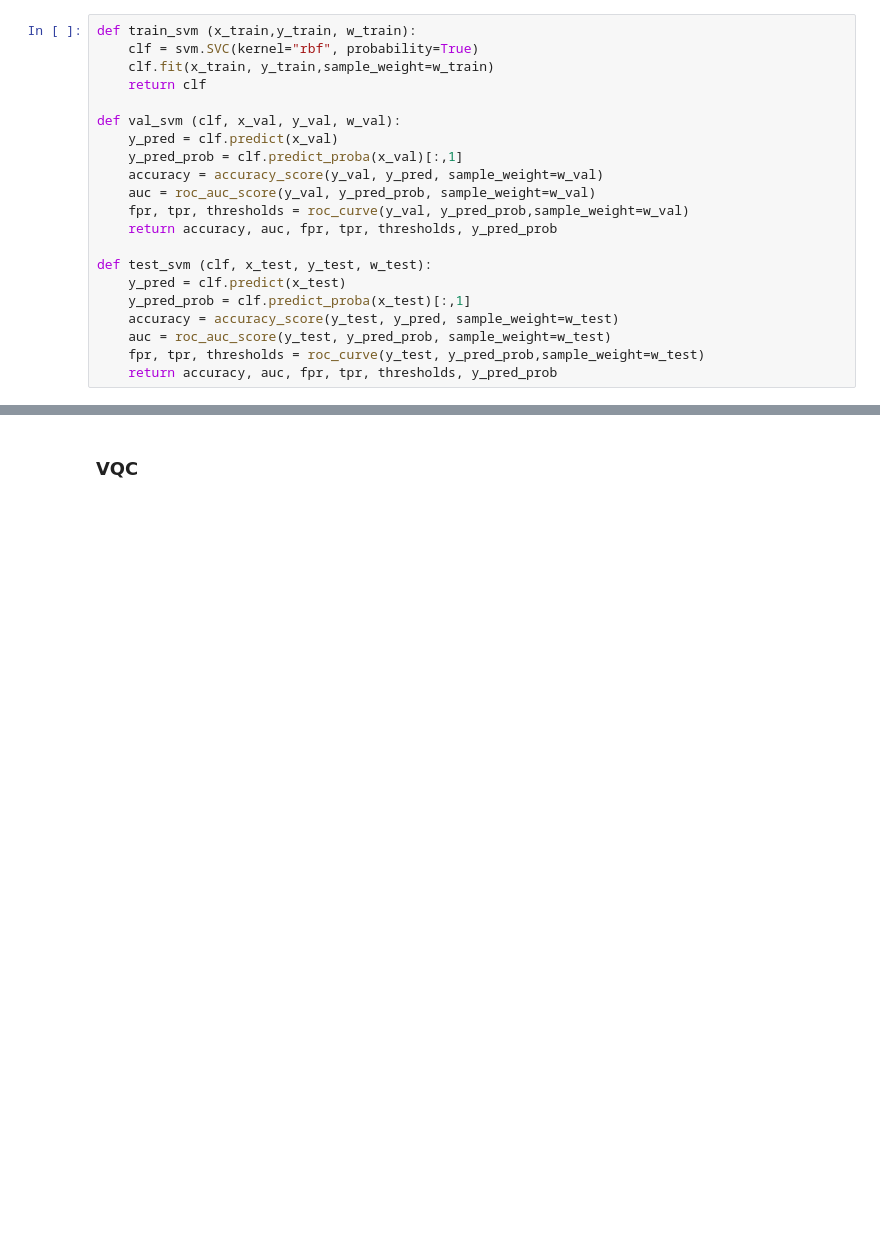
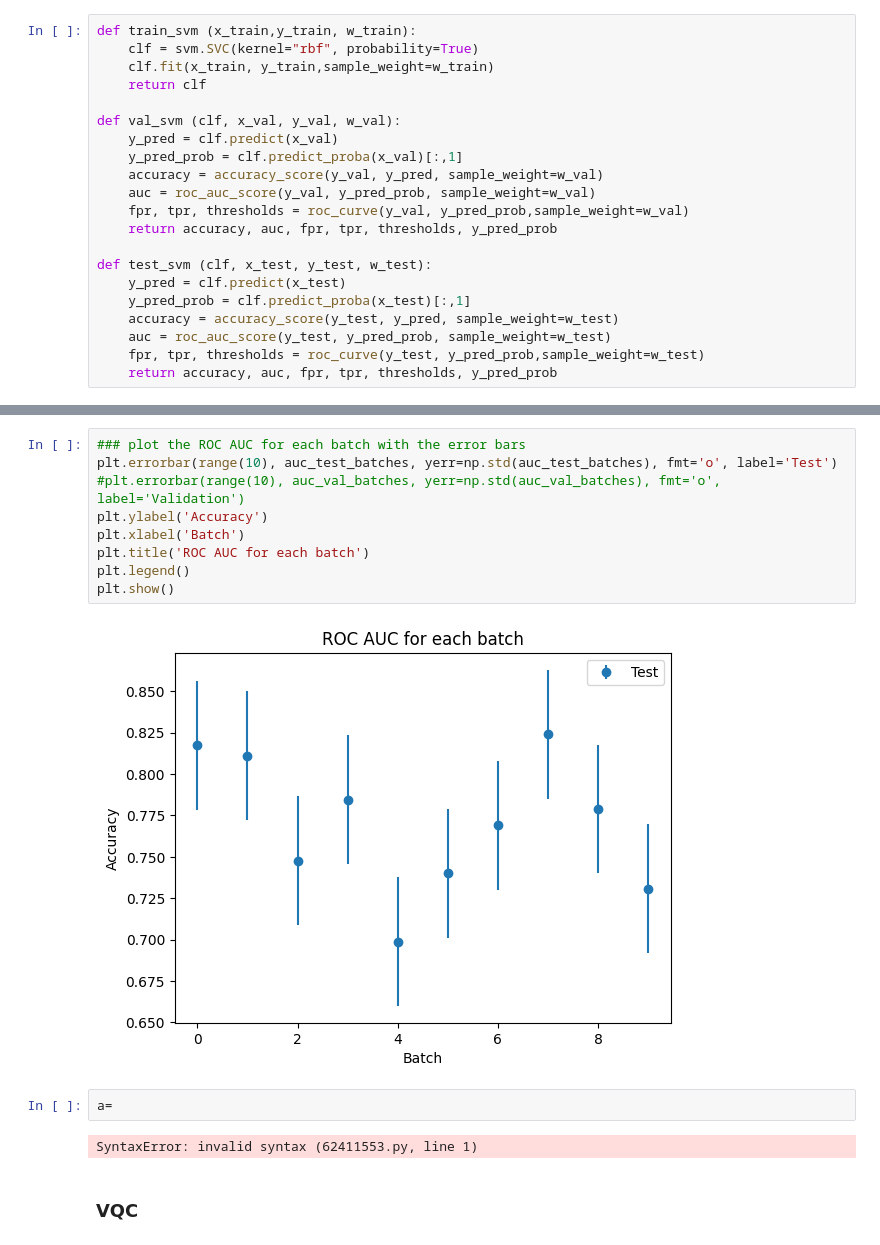
Before and after one commit to BrunaMSalgado/LIP_QML_2023, a Jupyter notebook: Bruna/tarefa_com_batches_de_datapoints.ipynb, the cells around one changed output, grey strips where cells are left out. Cells and saved outputs as stored; diff of their text form; blank space fills up the shorter version.

```diff
--- a/Bruna/tarefa_com_batches_de_datapoints.ipynb
+++ b/Bruna/tarefa_com_batches_de_datapoints.ipynb
@@ -220,3 +251,18 @@ AUC Test: 0.7657702749335432
+# %%
+### plot the ROC AUC for each batch with the error bars
+plt.errorbar(range(10), auc_test_batches, yerr=np.std(auc_test_batches), fmt='o', label='Test')
+#plt.errorbar(range(10), auc_val_batches, yerr=np.std(auc_val_batches), fmt='o', label='Validation')
+plt.ylabel('Accuracy')
+plt.xlabel('Batch')
+plt.title('ROC AUC for each batch')
+plt.legend()
+plt.show()
+# %% [output]
+[figure, added]
+# %%
+a=
+# %% [output]
+SyntaxError: invalid syntax (62411553.py, line 1)
 # %% [markdown]
 ### VQC
 # %% [markdown]
```
Also changed, not shown: parts of 5 cells of this notebook.
